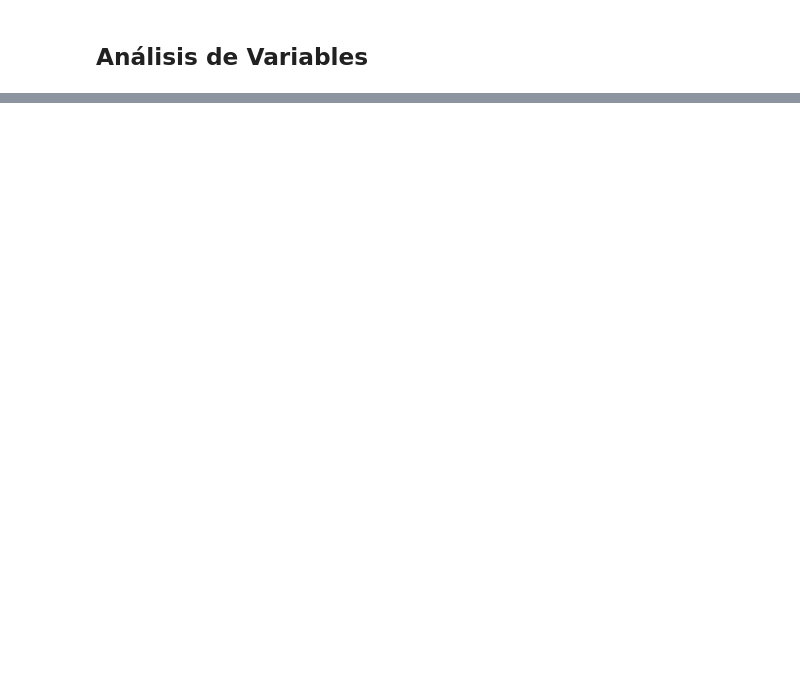
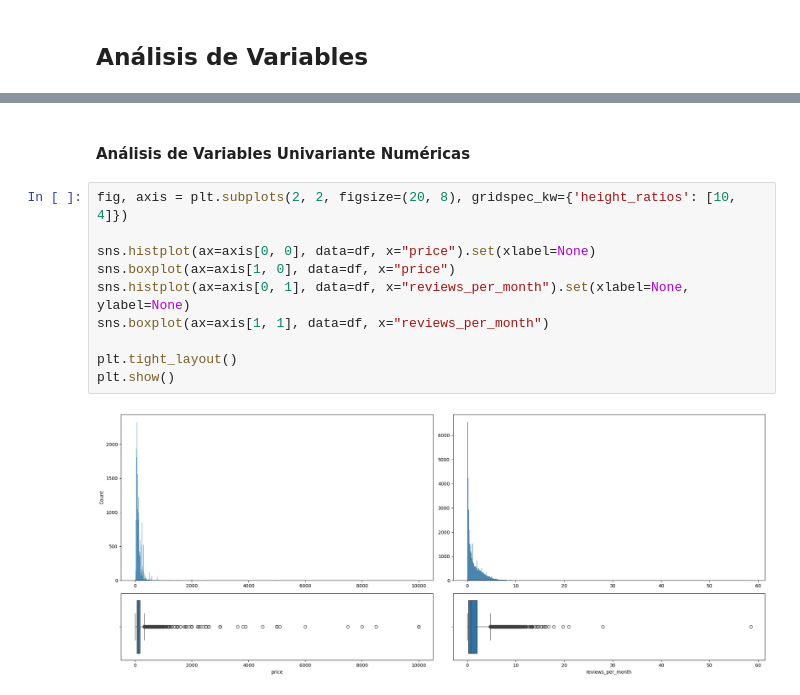
Before and after one commit to EderZelaya/ML-web-app-Streamlit, a Jupyter notebook: src/00-eda-airbnb-ny.ipynb, the cells around one changed output, grey strips where cells are left out. Saved outputs shown, nothing was run; the diff lists cells and outputs as text; blank space fills up the shorter version.

```diff
--- a/src/00-eda-airbnb-ny.ipynb
+++ b/src/00-eda-airbnb-ny.ipynb
@@ -132,0 +139,14 @@ plt.show()
+# %% [markdown]
+#### Análisis de Variables Univariante Numéricas
+# %%
+fig, axis = plt.subplots(2, 2, figsize=(20, 8), gridspec_kw={'height_ratios': [10, 4]})
+
+sns.histplot(ax=axis[0, 0], data=df, x="price").set(xlabel=None)
+sns.boxplot(ax=axis[1, 0], data=df, x="price")
+sns.histplot(ax=axis[0, 1], data=df, x="reviews_per_month").set(xlabel=None, ylabel=None)
+sns.boxplot(ax=axis[1, 1], data=df, x="reviews_per_month")
+
+plt.tight_layout()
+plt.show()
+# %% [output]
+[figure, added]
```
Also changed, not shown: parts of 17 cells of this notebook.
